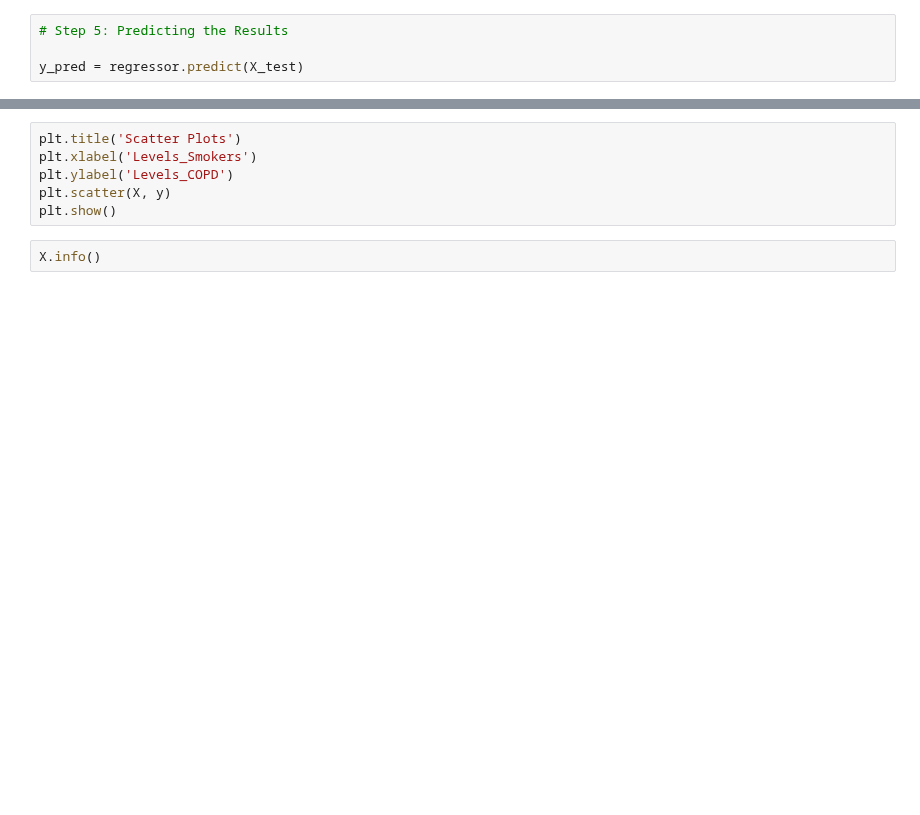
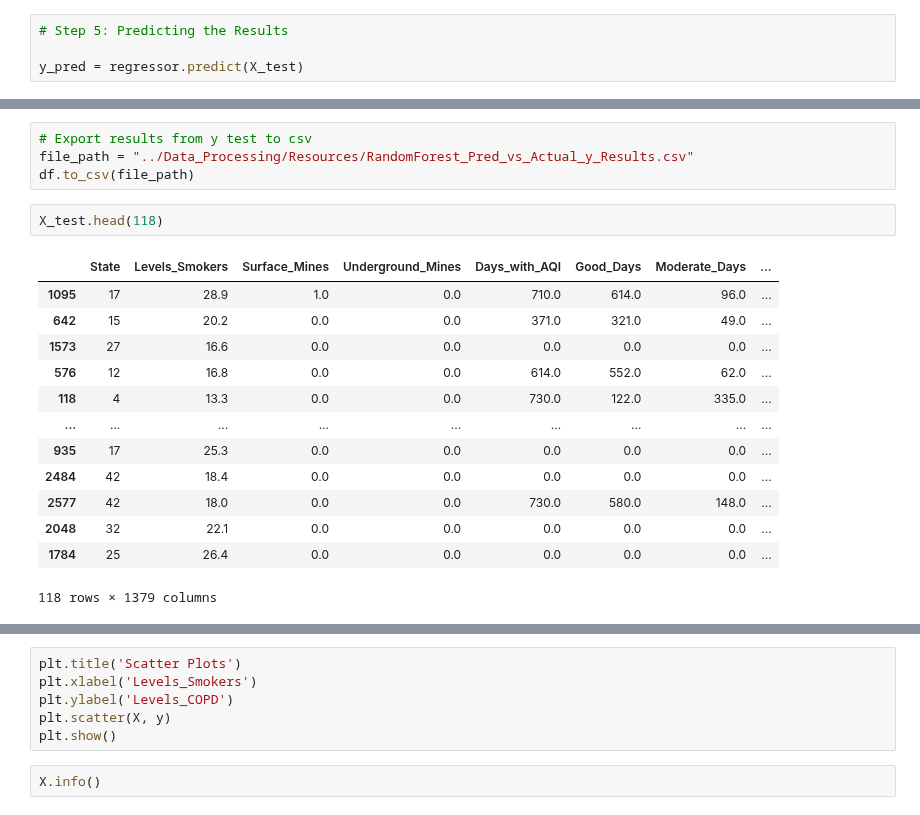
Before and after one commit to AvatarJoshi/copd_project, a Jupyter notebook: Machine_Learning/Random_Forest_Regression-Complex.ipynb, the cells around one changed output, grey strips where cells are left out. Saved outputs shown, nothing was run; the diff lists cells and outputs as text; blank space fills up the shorter version.

```diff
--- a/Machine_Learning/Random_Forest_Regression-Complex.ipynb
+++ b/Machine_Learning/Random_Forest_Regression-Complex.ipynb
@@ -322,0 +352,20 @@ df
+# %%
+# Export results from y test to csv
+file_path = "../Data_Processing/Resources/RandomForest_Pred_vs_Actual_y_Results.csv"
+df.to_csv(file_path)
+# %%
+X_test.head(118)
+# %% [output]
+|  | State | Levels_Smokers | Surface_Mines | Underground_Mines | Days_with_AQI | Good_Days | Moderate_Days | ... |
+| 1095 | 17 | 28.9 | 1.0 | 0.0 | 710.0 | 614.0 | 96.0 | ... |
+| 642 | 15 | 20.2 | 0.0 | 0.0 | 371.0 | 321.0 | 49.0 | ... |
+| 1573 | 27 | 16.6 | 0.0 | 0.0 | 0.0 | 0.0 | 0.0 | ... |
+| 576 | 12 | 16.8 | 0.0 | 0.0 | 614.0 | 552.0 | 62.0 | ... |
+| 118 | 4 | 13.3 | 0.0 | 0.0 | 730.0 | 122.0 | 335.0 | ... |
+| ... | ... | ... | ... | ... | ... | ... | ... | ... |
+| 935 | 17 | 25.3 | 0.0 | 0.0 | 0.0 | 0.0 | 0.0 | ... |
+| 2484 | 42 | 18.4 | 0.0 | 0.0 | 0.0 | 0.0 | 0.0 | ... |
+| 2577 | 42 | 18.0 | 0.0 | 0.0 | 730.0 | 580.0 | 148.0 | ... |
+| 2048 | 32 | 22.1 | 0.0 | 0.0 | 0.0 | 0.0 | 0.0 | ... |
+| 1784 | 25 | 26.4 | 0.0 | 0.0 | 0.0 | 0.0 | 0.0 | ... |
+118 rows × 1379 columns
```
Also changed, not shown: parts of 19 cells of this notebook, 5 other files.
